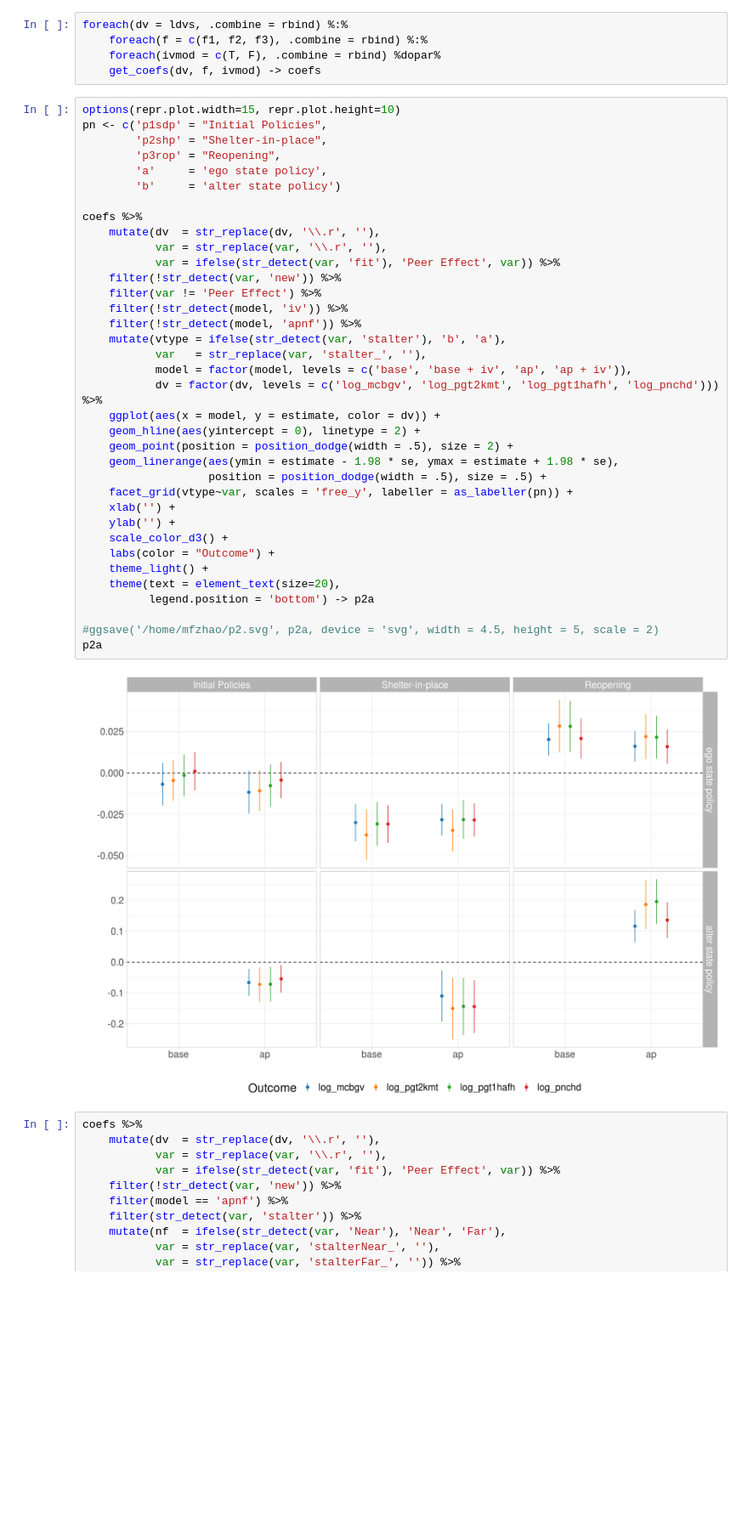
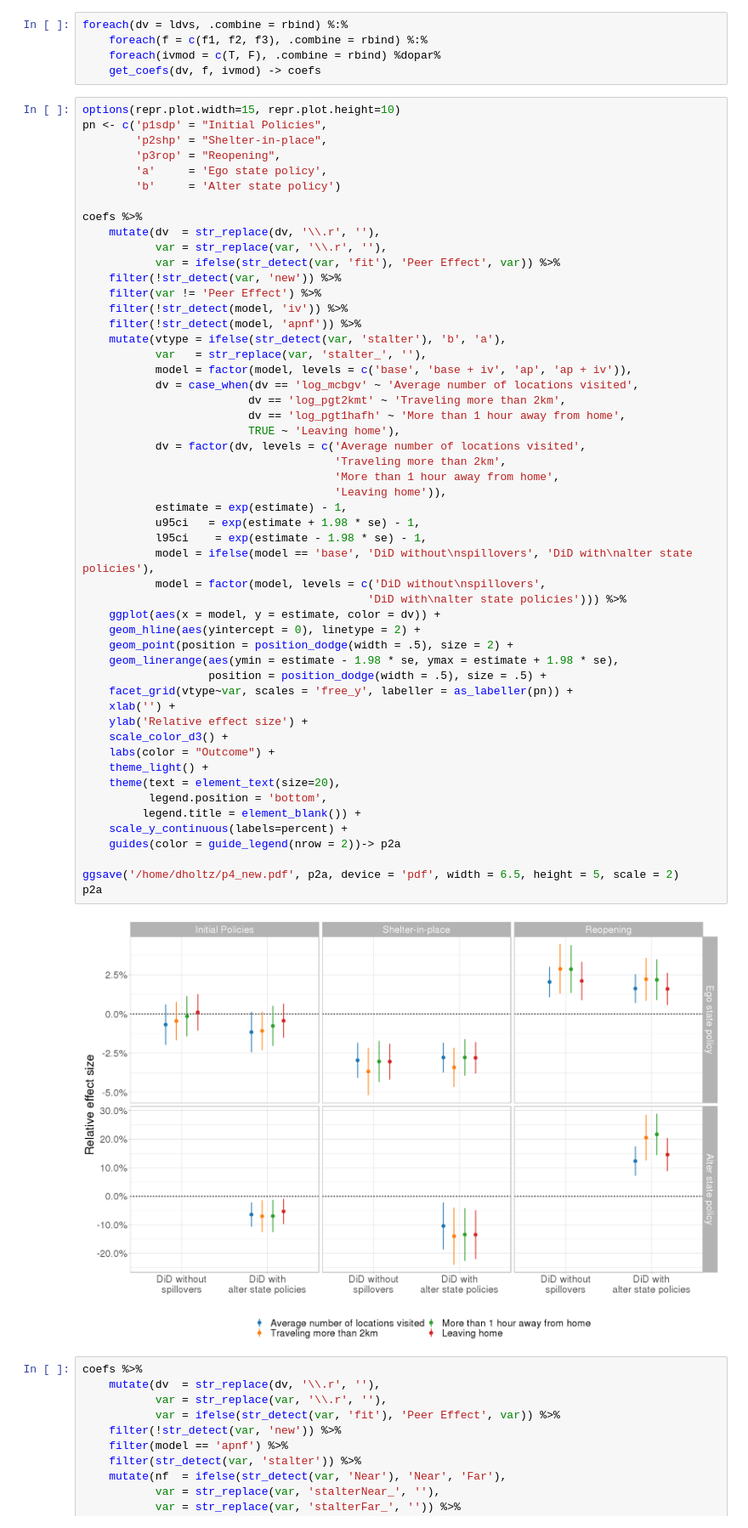
Before and after one commit to mfzhao/covid_peerfx_reopening, a Jupyter notebook: paper_code/1-main_analysis-non-xgr.ipynb, the cells around one changed output. Shown at 85% size. Cells and saved outputs as stored; diff of their text form; blank space fills up the shorter version.

Commit message:
new figure 4

```diff
--- a/paper_code/1-main_analysis-non-xgr.ipynb
+++ b/paper_code/1-main_analysis-non-xgr.ipynb
@@ -105,40 +113,56 @@ foreach(dv = ldvs, .combine = rbind) %:%
 options(repr.plot.width=15, repr.plot.height=10)
 pn <- c('p1sdp' = "Initial Policies",
         'p2shp' = "Shelter-in-place",
         'p3rop' = "Reopening",
-        'a'     = 'ego state policy',
-        'b'     = 'alter state policy')
+        'a'     = 'Ego state policy',
+        'b'     = 'Alter state policy')
 
 coefs %>%
     mutate(dv  = str_replace(dv, '\\.r', ''),
            var = str_replace(var, '\\.r', ''),
            var = ifelse(str_detect(var, 'fit'), 'Peer Effect', var)) %>%
     filter(!str_detect(var, 'new')) %>%
     filter(var != 'Peer Effect') %>%
     filter(!str_detect(model, 'iv')) %>%
     filter(!str_detect(model, 'apnf')) %>%
     mutate(vtype = ifelse(str_detect(var, 'stalter'), 'b', 'a'),
            var   = str_replace(var, 'stalter_', ''),
            model = factor(model, levels = c('base', 'base + iv', 'ap', 'ap + iv')),
-           dv = factor(dv, levels = c('log_mcbgv', 'log_pgt2kmt', 'log_pgt1hafh', 'log_pnchd'))) %>%
+           dv = case_when(dv == 'log_mcbgv' ~ 'Average number of locations visited',
+                         dv == 'log_pgt2kmt' ~ 'Traveling more than 2km',
+                         dv == 'log_pgt1hafh' ~ 'More than 1 hour away from home',
+                         TRUE ~ 'Leaving home'),
+           dv = factor(dv, levels = c('Average number of locations visited',
+                                      'Traveling more than 2km',
+                                      'More than 1 hour away from home',
+                                      'Leaving home')),
+           estimate = exp(estimate) - 1,
+           u95ci   = exp(estimate + 1.98 * se) - 1,
+           l95ci    = exp(estimate - 1.98 * se) - 1,
+           model = ifelse(model == 'base', 'DiD without\nspillovers', 'DiD with\nalter state policies'),
+           model = factor(model, levels = c('DiD without\nspillovers',
+                                           'DiD with\nalter state policies'))) %>%
     ggplot(aes(x = model, y = estimate, color = dv)) +
     geom_hline(aes(yintercept = 0), linetype = 2) +
     geom_point(position = position_dodge(width = .5), size = 2) +
     geom_linerange(aes(ymin = estimate - 1.98 * se, ymax = estimate + 1.98 * se),
                    position = position_dodge(width = .5), size = .5) +
     facet_grid(vtype~var, scales = 'free_y', labeller = as_labeller(pn)) +
     xlab('') +
-    ylab('') +
+    ylab('Relative effect size') +
     scale_color_d3() +
     labs(color = "Outcome") +
     theme_light() +
     theme(text = element_text(size=20),
-          legend.position = 'bottom') -> p2a
+          legend.position = 'bottom',
+         legend.title = element_blank()) +
+    scale_y_continuous(labels=percent) +
+    guides(color = guide_legend(nrow = 2))-> p2a
 
-#ggsave('/home/mfzhao/p2.svg', p2a, device = 'svg', width = 4.5, height = 5, scale = 2)
+ggsave('/home/dholtz/p4_new.pdf', p2a, device = 'pdf', width = 6.5, height = 5, scale = 2)
 p2a
 # %% [output]
-[figure, old version]
+[figure, new version]
 # %%
 coefs %>%
     mutate(dv  = str_replace(dv, '\\.r', ''),
```
Also changed, not shown: parts of 9 cells of this notebook.
